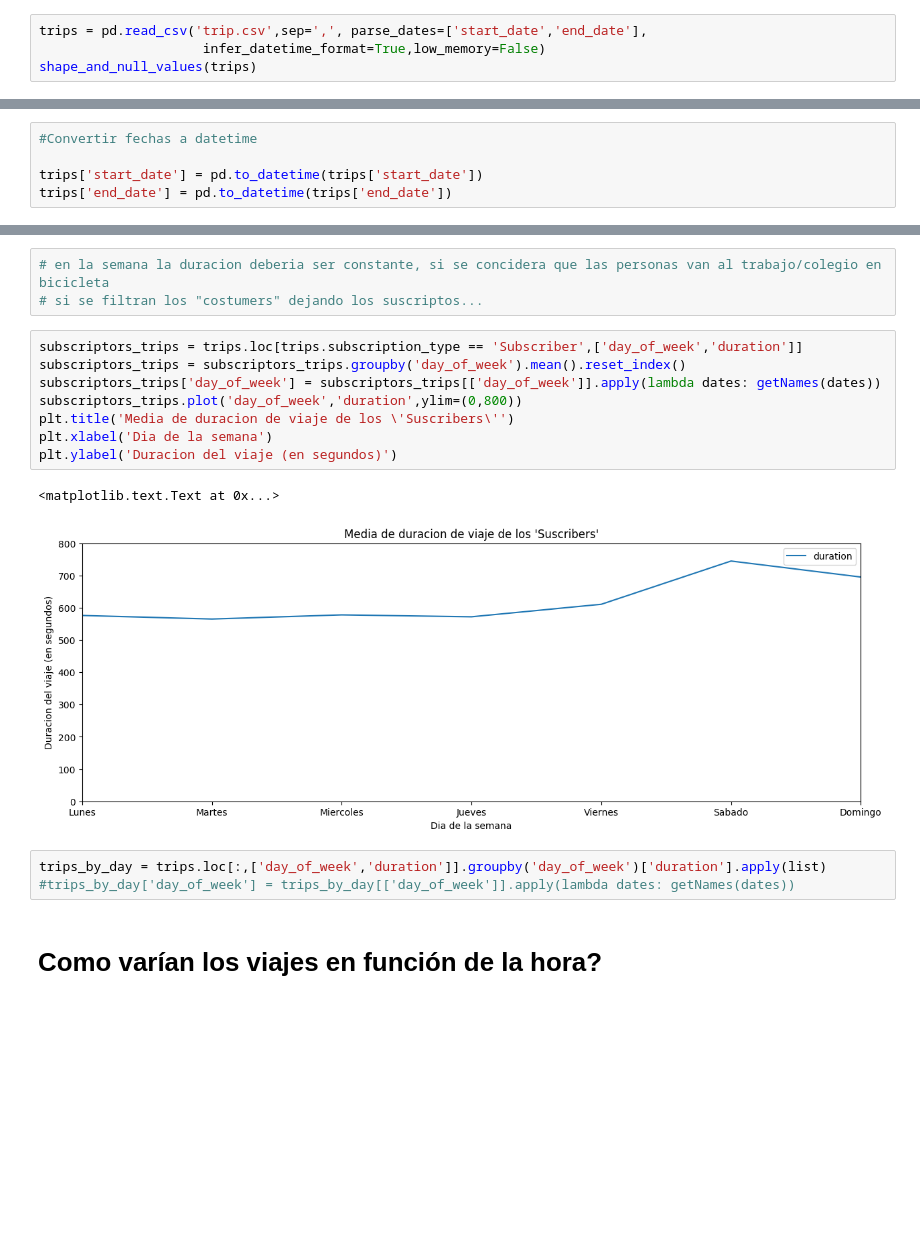
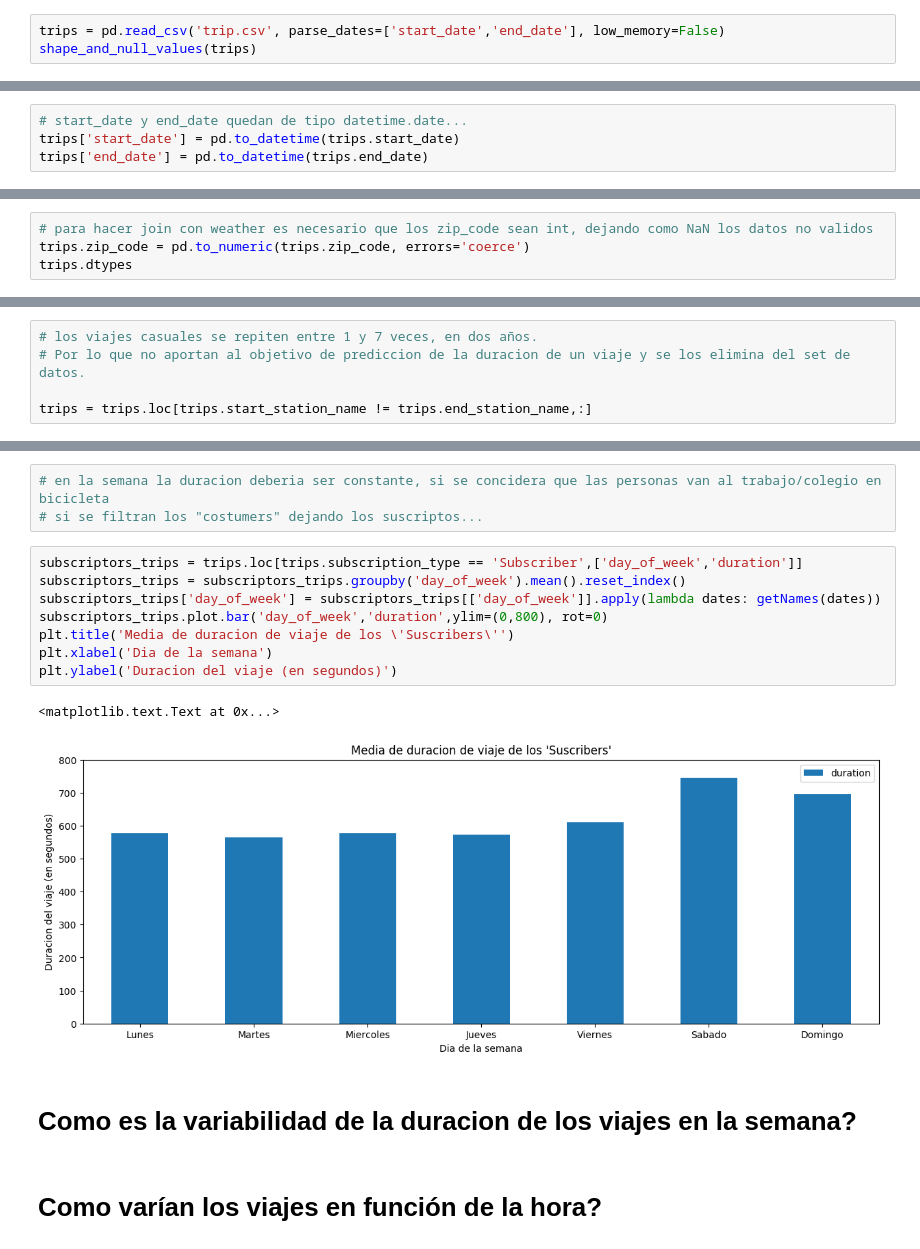
Before and after one commit to Azowyl/TP-Datos, a Jupyter notebook: TP.ipynb, the cells around one changed output, grey strips where cells are left out. Saved outputs shown, nothing was run; the diff lists cells and outputs as text; blank space fills up the shorter version.

```diff
--- a/TP.ipynb
+++ b/TP.ipynb
@@ -34,6 +17,5 @@ array(['id', 'duration', 'start_date', 'start_station_name',
 # %%
-trips = pd.read_csv('trip.csv',sep=',', parse_dates=['start_date','end_date'],
-                     infer_datetime_format=True,low_memory=False)
+trips = pd.read_csv('trip.csv', parse_dates=['start_date','end_date'], low_memory=False)
 shape_and_null_values(trips)
 # %% [output]
 str(file) shape: (669959, 11)
@@ -92,5 +102,4 @@ dtype: bool
 # %%
-#Convertir fechas a datetime
-
-trips['start_date'] = pd.to_datetime(trips['start_date'])
-trips['end_date'] = pd.to_datetime(trips['end_date'])
+# start_date y end_date quedan de tipo datetime.date...
+trips['start_date'] = pd.to_datetime(trips.start_date)
+trips['end_date'] = pd.to_datetime(trips.end_date)
@@ -109,0 +148,4 @@ trips.sample()
+# %%
+# para hacer join con weather es necesario que los zip_code sean int, dejando como NaN los datos no validos
+trips.zip_code = pd.to_numeric(trips.zip_code, errors='coerce')
+trips.dtypes
@@ -109,0 +208,5 @@ trips.sample()
+# %%
+# los viajes casuales se repiten entre 1 y 7 veces, en dos años.
+# Por lo que no aportan al objetivo de prediccion de la duracion de un viaje y se los elimina del set de datos.
+
+trips = trips.loc[trips.start_station_name != trips.end_station_name,:]
@@ -275,17 +442,16 @@ plt.ylabel('Duracion del viaje en segundos')
 # %%
 subscriptors_trips = trips.loc[trips.subscription_type == 'Subscriber',['day_of_week','duration']]
 subscriptors_trips = subscriptors_trips.groupby('day_of_week').mean().reset_index()
 subscriptors_trips['day_of_week'] = subscriptors_trips[['day_of_week']].apply(lambda dates: getNames(dates))
-subscriptors_trips.plot('day_of_week','duration',ylim=(0,800))
+subscriptors_trips.plot.bar('day_of_week','duration',ylim=(0,800), rot=0)
 plt.title('Media de duracion de viaje de los \'Suscribers\'')
 plt.xlabel('Dia de la semana')
 plt.ylabel('Duracion del viaje (en segundos)')
 # %% [output]
 <matplotlib.text.Text at 0x...>
-[figure, old version]
+[figure, new version]
-# %%
-trips_by_day = trips.loc[:,['day_of_week','duration']].groupby('day_of_week')['duration'].apply(list)
-#trips_by_day['day_of_week'] = trips_by_day[['day_of_week']].apply(lambda dates: getNames(dates))
+# %% [markdown]
+# Como es la variabilidad de la duracion de los viajes en la semana?
 # %% [markdown]
 # Como varían los viajes en función de la hora?
 # %%
```
Also changed, not shown: parts of 47 cells of this notebook.
